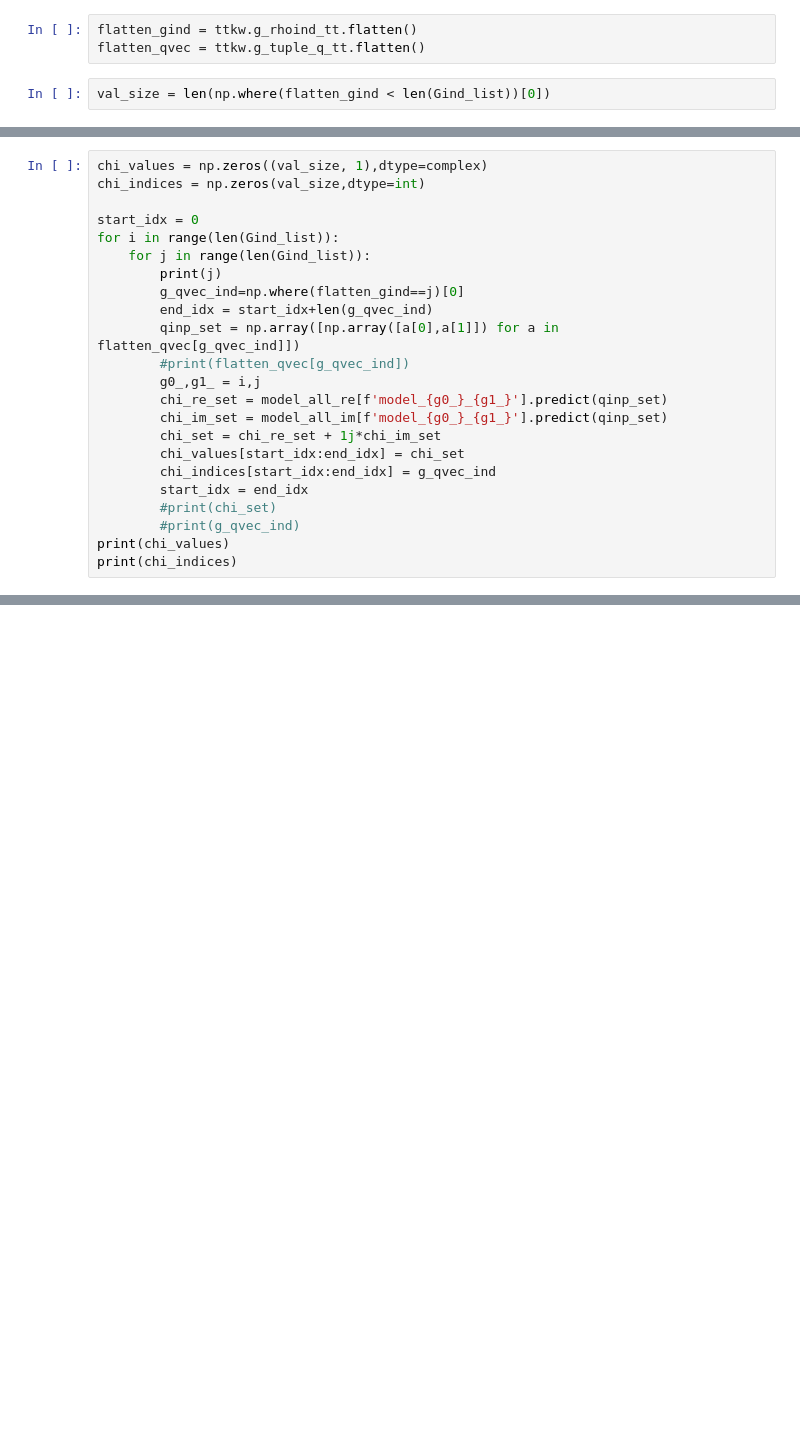
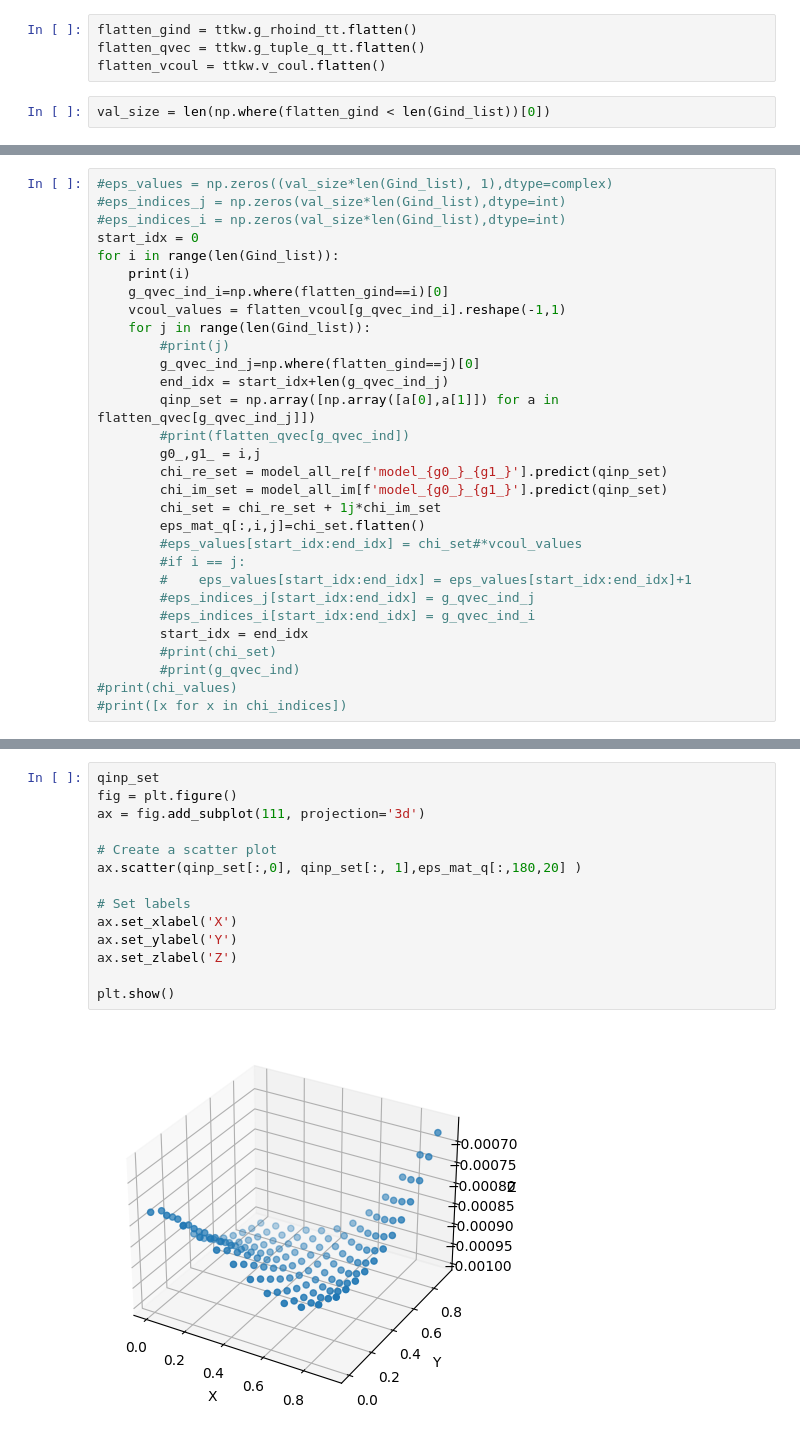
Before and after one commit to rjguo1208/potcorr, a Jupyter notebook: potcorr_test.ipynb, the cells around one changed output, grey strips where cells are left out. Cells and saved outputs as stored; diff of their text form; blank space fills up the shorter version.

```diff
--- a/potcorr_test.ipynb
+++ b/potcorr_test.ipynb
@@ -60,5 +71,6 @@ FFT grids:   216    216    180
 # %%
 flatten_gind = ttkw.g_rhoind_tt.flatten()
 flatten_qvec = ttkw.g_tuple_q_tt.flatten()
+flatten_vcoul = ttkw.v_coul.flatten()
 # %%
 val_size = len(np.where(flatten_gind < len(Gind_list))[0])
@@ -65,26 +80,33 @@ val_size = len(np.where(flatten_gind < len(Gind_list))[0])
 # %%
-chi_values = np.zeros((val_size, 1),dtype=complex)
-chi_indices = np.zeros(val_size,dtype=int)
-
+#eps_values = np.zeros((val_size*len(Gind_list), 1),dtype=complex)
+#eps_indices_j = np.zeros(val_size*len(Gind_list),dtype=int)
+#eps_indices_i = np.zeros(val_size*len(Gind_list),dtype=int)
 start_idx = 0
 for i in range(len(Gind_list)):
+    print(i)
+    g_qvec_ind_i=np.where(flatten_gind==i)[0]
+    vcoul_values = flatten_vcoul[g_qvec_ind_i].reshape(-1,1)
     for j in range(len(Gind_list)):
-        print(j)
-        g_qvec_ind=np.where(flatten_gind==j)[0]
-        end_idx = start_idx+len(g_qvec_ind)
-        qinp_set = np.array([np.array([a[0],a[1]]) for a in flatten_qvec[g_qvec_ind]])
+        #print(j)
+        g_qvec_ind_j=np.where(flatten_gind==j)[0]
+        end_idx = start_idx+len(g_qvec_ind_j)
+        qinp_set = np.array([np.array([a[0],a[1]]) for a in flatten_qvec[g_qvec_ind_j]])
         #print(flatten_qvec[g_qvec_ind])
         g0_,g1_ = i,j
         chi_re_set = model_all_re[f'model_{g0_}_{g1_}'].predict(qinp_set)
         chi_im_set = model_all_im[f'model_{g0_}_{g1_}'].predict(qinp_set)
         chi_set = chi_re_set + 1j*chi_im_set
-        chi_values[start_idx:end_idx] = chi_set
-        chi_indices[start_idx:end_idx] = g_qvec_ind
+        eps_mat_q[:,i,j]=chi_set.flatten()
+        #eps_values[start_idx:end_idx] = chi_set#*vcoul_values
+        #if i == j:
+        #    eps_values[start_idx:end_idx] = eps_values[start_idx:end_idx]+1
+        #eps_indices_j[start_idx:end_idx] = g_qvec_ind_j
+        #eps_indices_i[start_idx:end_idx] = g_qvec_ind_i
         start_idx = end_idx
         #print(chi_set)
         #print(g_qvec_ind)
-print(chi_values)
-print(chi_indices)
+#print(chi_values)
+#print([x for x in chi_indices])
 # %% [output]
 0
 1
@@ -119,0 +132,16 @@ np.shape(qinp_set)
+# %%
+qinp_set
+fig = plt.figure()
+ax = fig.add_subplot(111, projection='3d')
+
+# Create a scatter plot
+ax.scatter(qinp_set[:,0], qinp_set[:, 1],eps_mat_q[:,180,20] )
+
+# Set labels
+ax.set_xlabel('X')
+ax.set_ylabel('Y')
+ax.set_zlabel('Z')
+
+plt.show()
+# %% [output]
+[figure, added]
```
Also changed, not shown: parts of 20 cells of this notebook.
